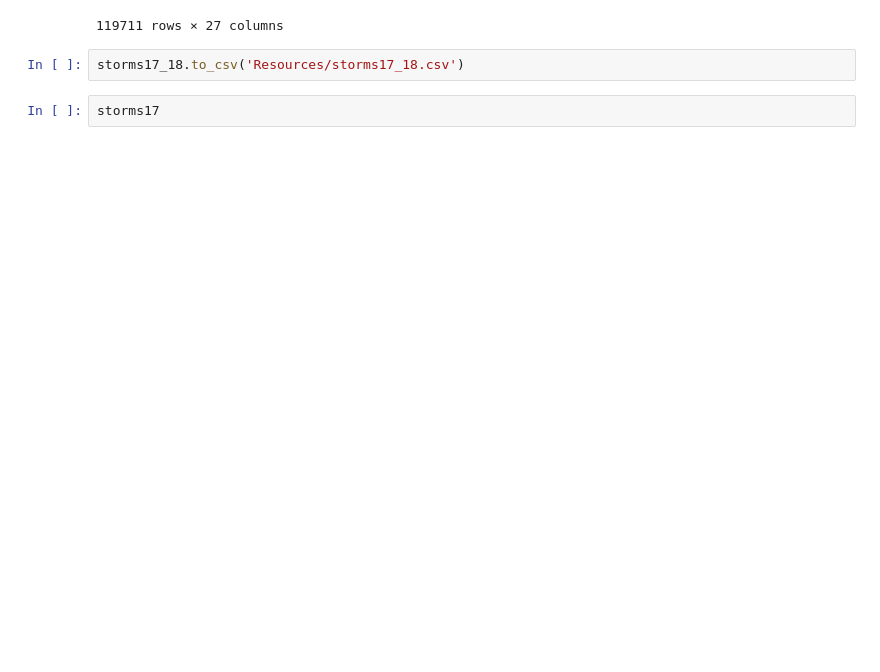
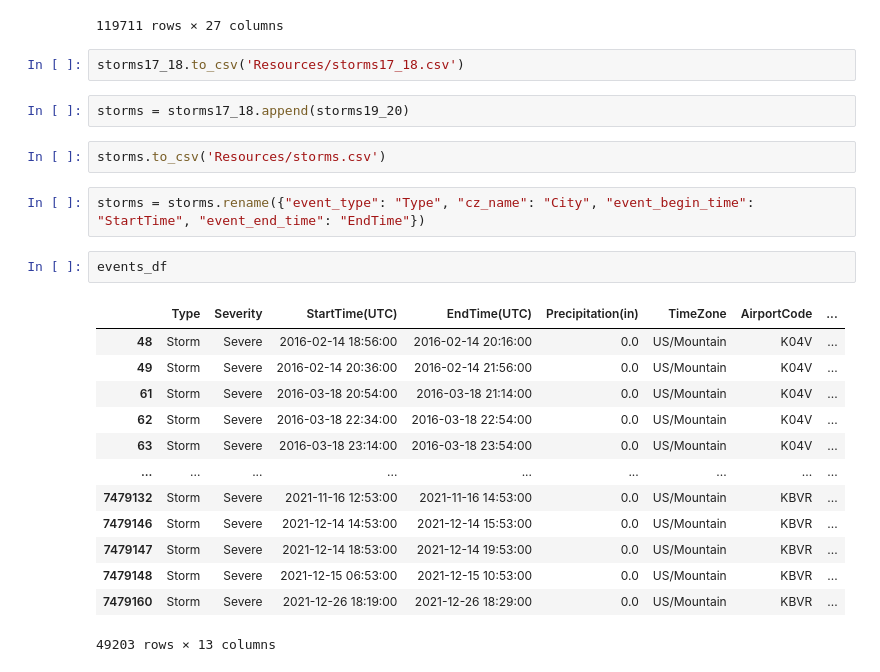
Before and after one commit to mark-m0/Project-2, a Jupyter notebook: StormData.py.ipynb, the cells around one changed output. Cells and saved outputs as stored; diff of their text form; blank space fills up the shorter version.

Commit message:
renaming columns

```diff
--- a/StormData.py.ipynb
+++ b/StormData.py.ipynb
@@ -138,5 +136,25 @@ storms17_18
 119711 rows × 27 columns
 # %%
 storms17_18.to_csv('Resources/storms17_18.csv')
-# %%
-storms17
+# %%
+storms = storms17_18.append(storms19_20)
+# %%
+storms.to_csv('Resources/storms.csv')
+# %%
+storms = storms.rename({"event_type": "Type", "cz_name": "City", "event_begin_time": "StartTime", "event_end_time": "EndTime"})
+# %%
+events_df
+# %% [output]
+|  | Type | Severity | StartTime(UTC) | EndTime(UTC) | Precipitation(in) | TimeZone | AirportCode | ... |
+| 48 | Storm | Severe | 2016-02-14 18:56:00 | 2016-02-14 20:16:00 | 0.0 | US/Mountain | K04V | ... |
+| 49 | Storm | Severe | 2016-02-14 20:36:00 | 2016-02-14 21:56:00 | 0.0 | US/Mountain | K04V | ... |
+| 61 | Storm | Severe | 2016-03-18 20:54:00 | 2016-03-18 21:14:00 | 0.0 | US/Mountain | K04V | ... |
+| 62 | Storm | Severe | 2016-03-18 22:34:00 | 2016-03-18 22:54:00 | 0.0 | US/Mountain | K04V | ... |
+| 63 | Storm | Severe | 2016-03-18 23:14:00 | 2016-03-18 23:54:00 | 0.0 | US/Mountain | K04V | ... |
+| ... | ... | ... | ... | ... | ... | ... | ... | ... |
+| 7479132 | Storm | Severe | 2021-11-16 12:53:00 | 2021-11-16 14:53:00 | 0.0 | US/Mountain | KBVR | ... |
+| 7479146 | Storm | Severe | 2021-12-14 14:53:00 | 2021-12-14 15:53:00 | 0.0 | US/Mountain | KBVR | ... |
+| 7479147 | Storm | Severe | 2021-12-14 18:53:00 | 2021-12-14 19:53:00 | 0.0 | US/Mountain | KBVR | ... |
+| 7479148 | Storm | Severe | 2021-12-15 06:53:00 | 2021-12-15 10:53:00 | 0.0 | US/Mountain | KBVR | ... |
+| 7479160 | Storm | Severe | 2021-12-26 18:19:00 | 2021-12-26 18:29:00 | 0.0 | US/Mountain | KBVR | ... |
+49203 rows × 13 columns
```
Also changed, not shown: parts of 1 cell of this notebook.
